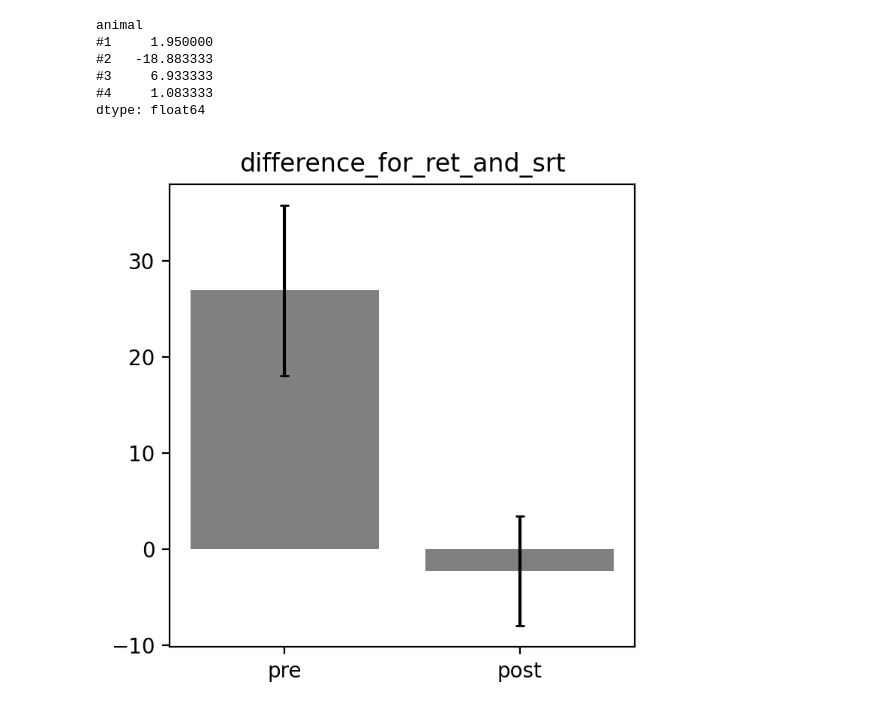
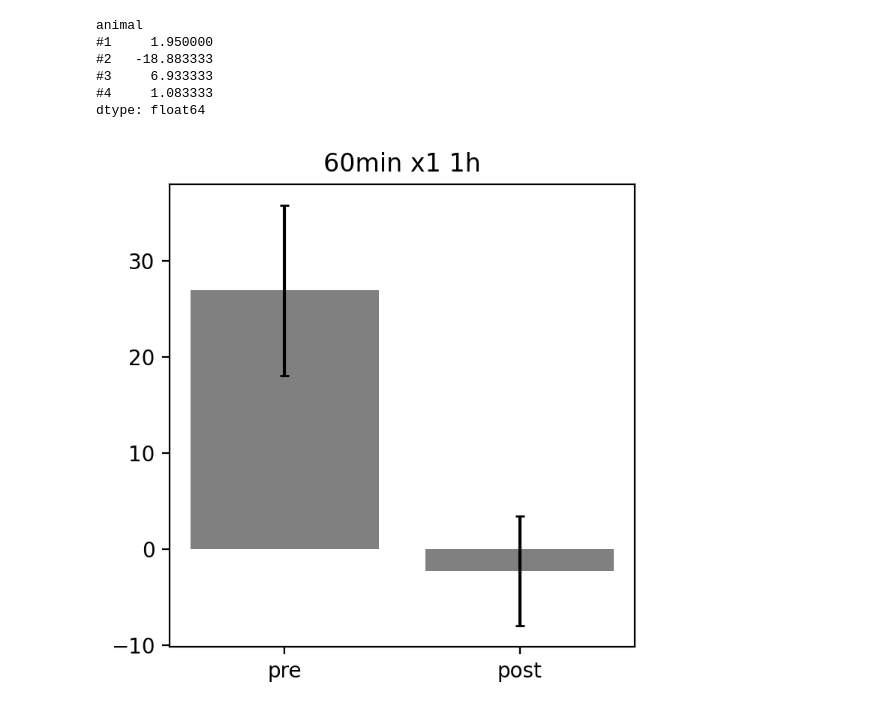
Before and after one commit to m11o/lablib-notebook, a Jupyter notebook: notebooks/fluorine/difference_for_ret_and_srt.ipynb, the cells around one changed output. Drawn from its saved outputs; the diff is of its cells as text; code cells hidden in the pictures.

```diff
--- a/notebooks/fluorine/difference_for_ret_and_srt.ipynb
+++ b/notebooks/fluorine/difference_for_ret_and_srt.ipynb
@@ -50,14 +49,14 @@ dtype: float64
 # %%
 fig, ax = plt.subplots(figsize=(4, 4), dpi=200)
 labels = ['pre', 'post']
 for index, items in enumerate([pre_diff, post_diff]):
     mean, sem = items.mean(), items.sem()
 
     ax.bar(x=index, height=mean, yerr=sem, capsize=2, label=labels[index], align='center', color='gray')
 
 ax.set_xticks(list(range(2)))
-ax.set_title('difference_for_ret_and_srt')
+ax.set_title('60min x1 1h')
 ax.set_xticklabels(labels=labels)
 plt.show()
 # %% [output]
-[figure, old version]
+[figure, new version]
```
Also changed, not shown: parts of 3 cells of this notebook.
